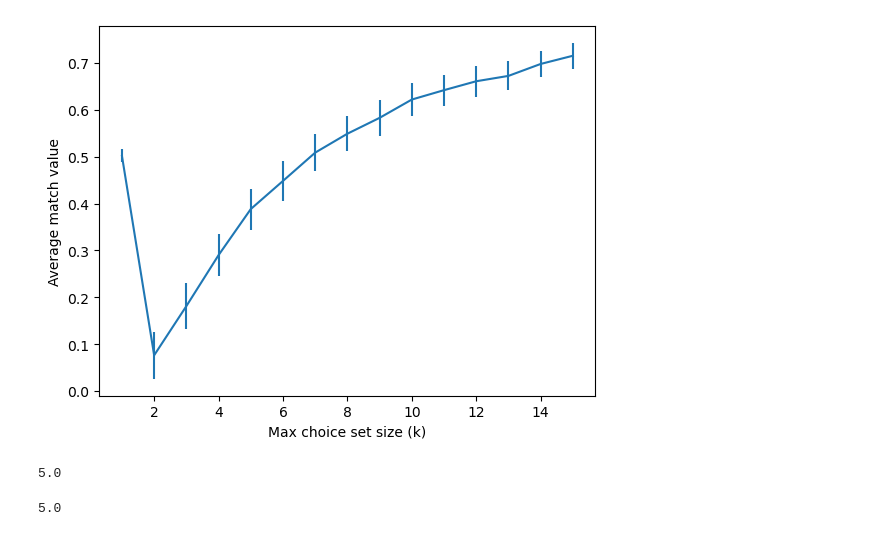
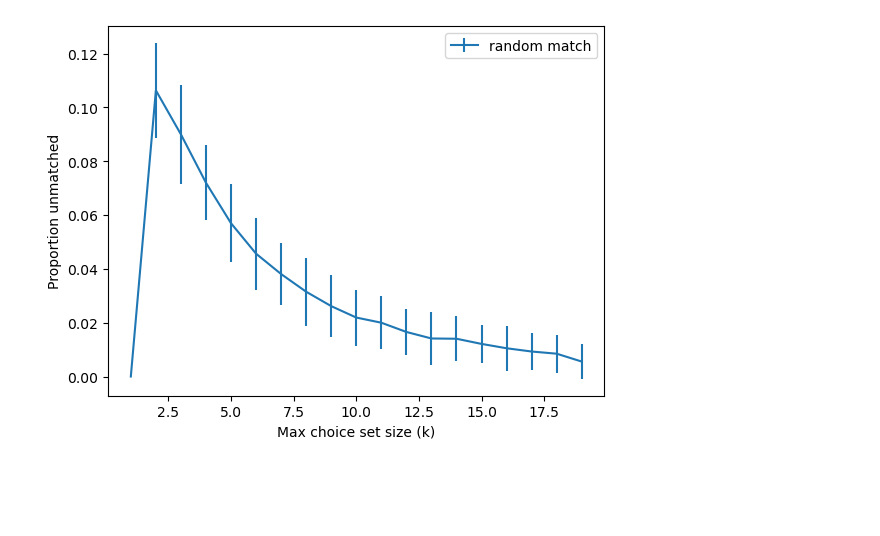
Before and after one commit to johnchrishays/matchings, a Jupyter notebook: random matchings.ipynb, the cells around one changed output. Drawn from its saved outputs; the diff is of its cells as text; code cells hidden in the pictures; blank space fills up the shorter version.

Commit message:
random matchings

```diff
--- a/random matchings.ipynb
+++ b/random matchings.ipynb
@@ -99,32 +199,8 @@ plot_sims(n)
-# %%
-n = 19
-N = 1000
-K = 16
-
-plot_sims(6*n)
-# %% [output]
-[figure, removed]
-# %%
-n = 9
-k = 1
-
-u_mat = gen_prefs_mat(n)
-u_dict = gen_prefs_u(u_mat)
-v_mat = gen_prefs_mat(n)
-v_prefs = gen_prefs_v(v_mat, n, k)
-
-u_match, v_match = jobs_propose(u_dict, v_prefs, k)
-np.mean(n - v_match)
-# %% [output]
-5.0
-# %%
-n = 9
-
-u_mat = gen_prefs_mat(n)
-u_dict = gen_prefs_u(u_mat)
-v_mat = gen_prefs_mat(n)
-
-u_match, v_match = jobs_propose(u_dict, v_mat, n)
-np.mean(n - v_match)
-# %% [output]
-5.0
+# %%
+n = 99
+N = 100
+K = 20
+
+plot_unmatched()
+# %% [output]
+[figure, added]
```
Also changed, not shown: parts of 6 cells of this notebook.
